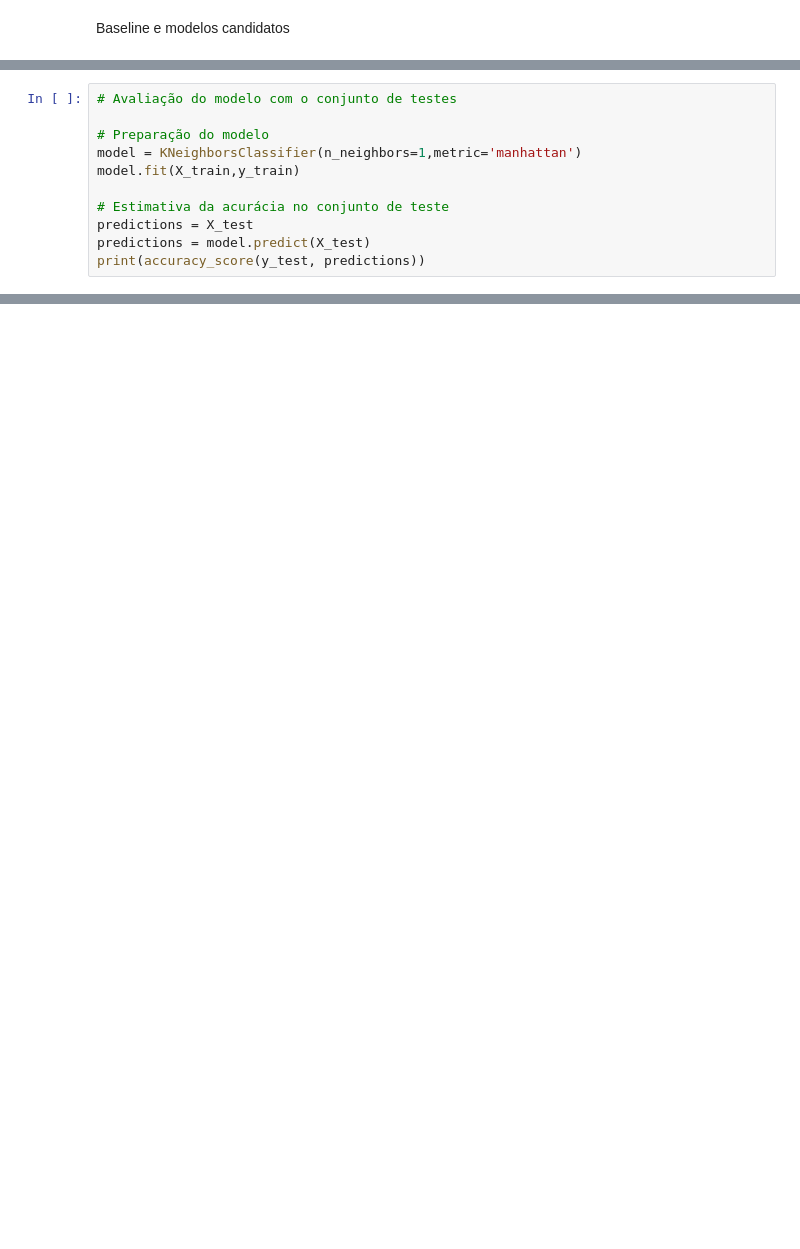
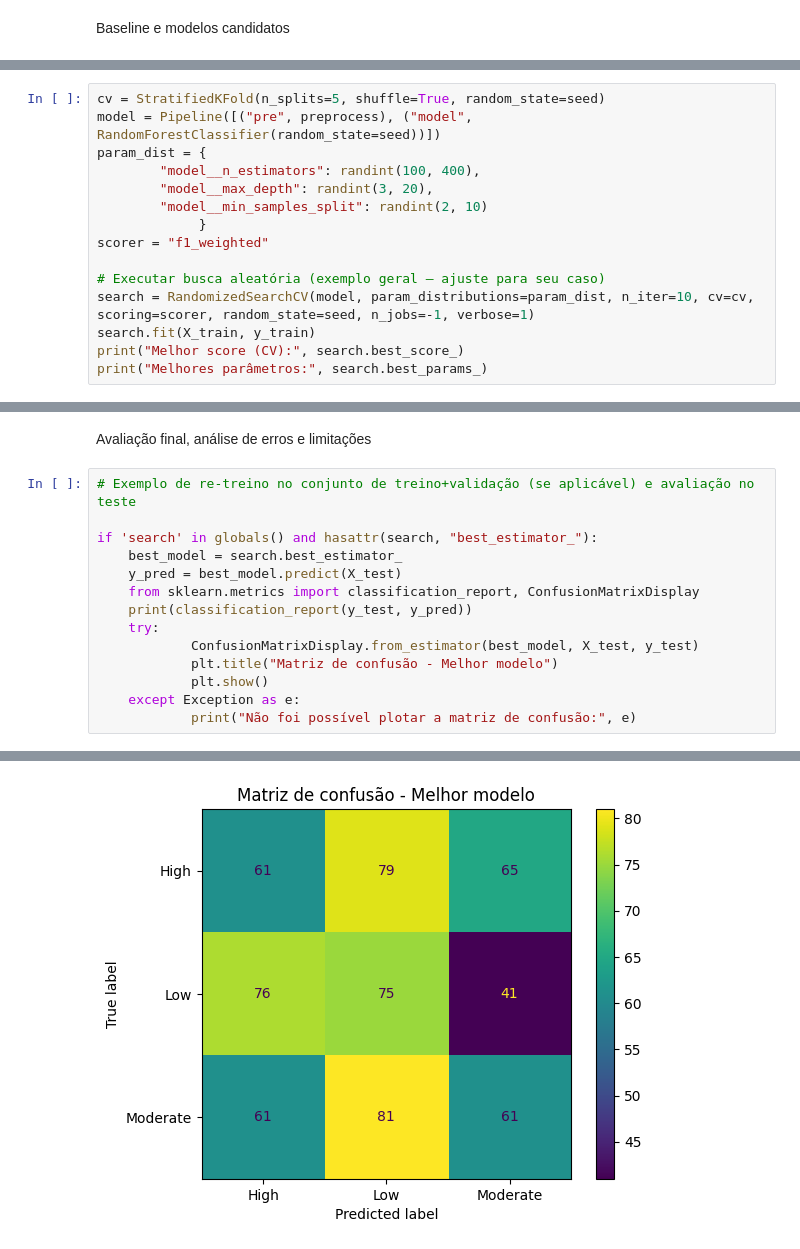
Before and after one commit to hugocfrias/MVP-Machine-Learning, a Jupyter notebook: MVP_Machine_Learning.ipynb, the cells around one changed output, grey strips where cells are left out. Saved outputs shown, nothing was run; the diff lists cells and outputs as text; blank space fills up the shorter version.

```diff
--- a/MVP_Machine_Learning.ipynb
+++ b/MVP_Machine_Learning.ipynb
@@ -851,11 +505,0 @@ for name, model in pipelines:
-# %%
-# Avaliação do modelo com o conjunto de testes
-
-# Preparação do modelo
-model = KNeighborsClassifier(n_neighbors=1,metric='manhattan')
-model.fit(X_train,y_train)
-
-# Estimativa da acurácia no conjunto de teste
-predictions = X_test
-predictions = model.predict(X_test)
-print(accuracy_score(y_test, predictions))
@@ -907,0 +540,15 @@ print(saidas)
+# %%
+cv = StratifiedKFold(n_splits=5, shuffle=True, random_state=seed)
+model = Pipeline([("pre", preprocess), ("model", RandomForestClassifier(random_state=seed))])
+param_dist = {
+        "model__n_estimators": randint(100, 400),
+        "model__max_depth": randint(3, 20),
+        "model__min_samples_split": randint(2, 10)
+             }
+scorer = "f1_weighted"
+
+# Executar busca aleatória (exemplo geral — ajuste para seu caso)
+search = RandomizedSearchCV(model, param_distributions=param_dist, n_iter=10, cv=cv, scoring=scorer, random_state=seed, n_jobs=-1, verbose=1)
+search.fit(X_train, y_train)
+print("Melhor score (CV):", search.best_score_)
+print("Melhores parâmetros:", search.best_params_)
@@ -907,0 +559,17 @@ print(saidas)
+# %% [markdown]
+Avaliação final, análise de erros e limitações
+# %%
+# Exemplo de re-treino no conjunto de treino+validação (se aplicável) e avaliação no teste
+
+if 'search' in globals() and hasattr(search, "best_estimator_"):
+    best_model = search.best_estimator_
+    y_pred = best_model.predict(X_test)
+    from sklearn.metrics import classification_report, ConfusionMatrixDisplay
+    print(classification_report(y_test, y_pred))
+    try:
+            ConfusionMatrixDisplay.from_estimator(best_model, X_test, y_test)
+            plt.title("Matriz de confusão - Melhor modelo")
+            plt.show()
+    except Exception as e:
+            print("Não foi possível plotar a matriz de confusão:", e)
+# %% [output]
@@ -907,0 +585 @@ print(saidas)
+[figure, added]
```
Also changed, not shown: parts of 38 cells of this notebook.
